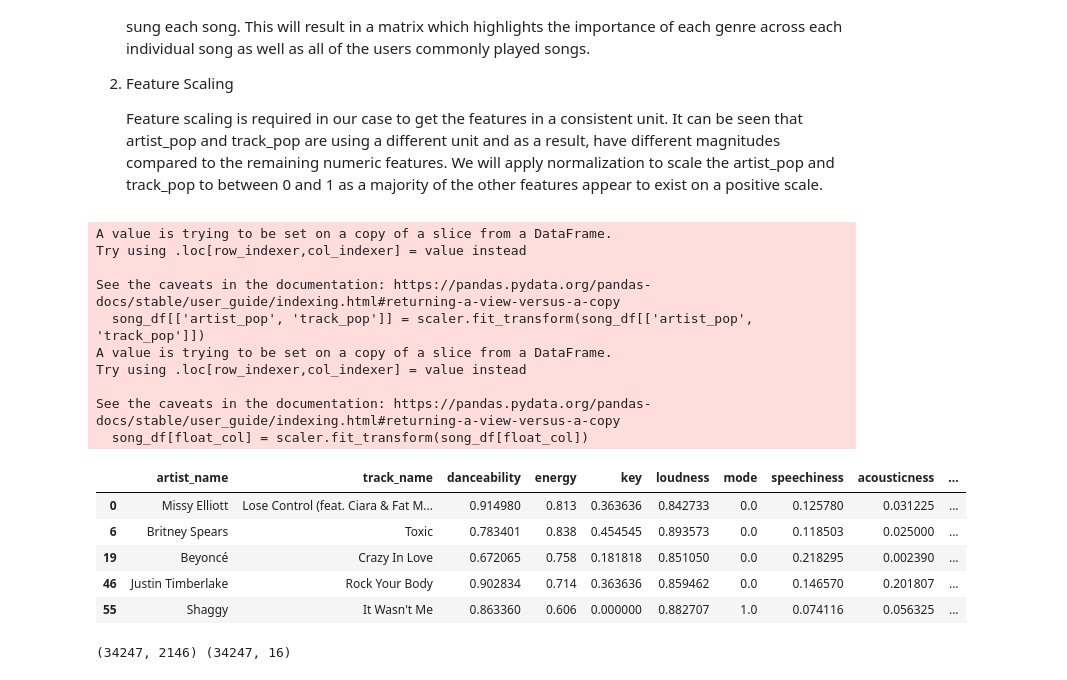
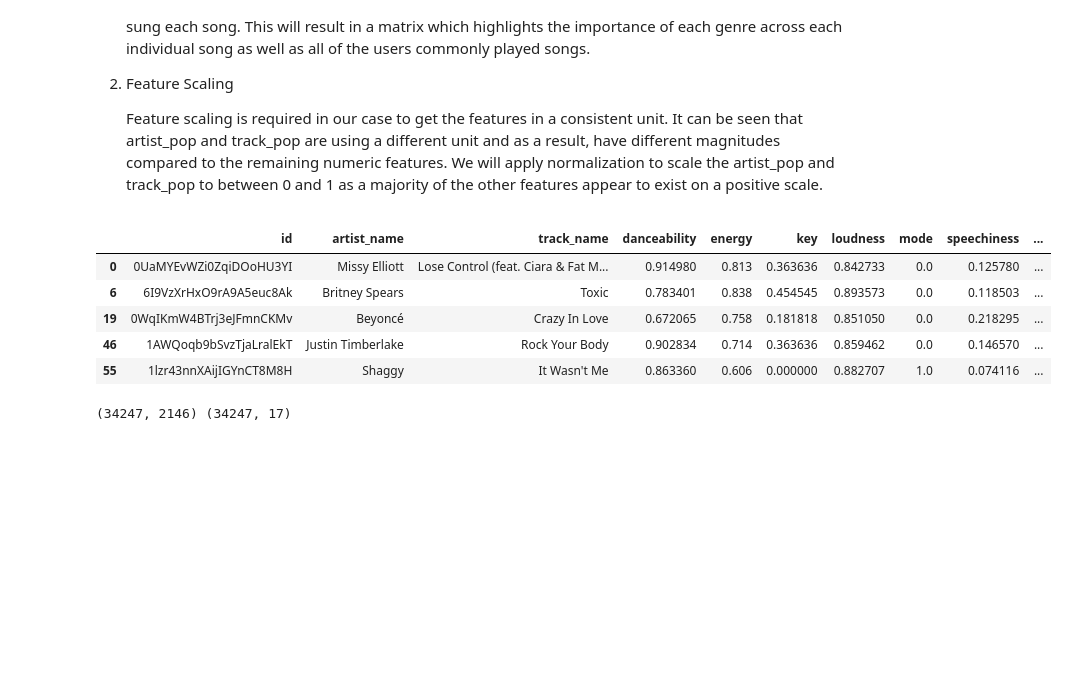
Before and after one commit to danielliu2707/TuneBuild, a Jupyter notebook: src/feature-engineering.ipynb, the cells around one changed output. Saved outputs shown, nothing was run; the diff lists cells and outputs as text; code cells hidden in the pictures; blank space fills up the shorter version.

```diff
--- a/src/feature-engineering.ipynb
+++ b/src/feature-engineering.ipynb
@@ -13,7 +11,7 @@ warnings.filterwarnings("ignore")
 NOTE: Combine functions into a class later.
 # %%
 # Import data
-df = pd.read_csv('../data/processed_data.csv')
+df = pd.read_csv('../data/raw_allsongs_data.csv')
 # %%
 df.head()
 # %% [output]
@@ -85,7 +85,6 @@ Index(['Unnamed: 0.1', 'Unnamed: 0', 'pos', 'artist_name', 'track_uri',
 # %%
 # Selecting metadata and relevant features
-
-song_df = df[['artist_name', 'track_name', 'danceability', 'energy', 'key', 'loudness', 'mode',
+song_df = df[['id', 'artist_name', 'track_name', 'danceability', 'energy', 'key', 'loudness', 'mode',
        'speechiness', 'acousticness', 'instrumentalness', 'liveness',
        'valence', 'tempo', 'genres', 'artist_pop', 'track_pop']]
 
@@ -124,29 +125,19 @@ tfidf_df.reset_index(drop=True, inplace=True)
 # %%
 # Performing Normalization on popularities
 scaler = MinMaxScaler()
 song_df[['artist_pop', 'track_pop']] = scaler.fit_transform(song_df[['artist_pop', 'track_pop']])
 
 # Performing Normalization on floating columns
-float_col = song_df.iloc[:, 2:-3].columns
+float_col = song_df.loc[:, 'danceability':'tempo'].columns
 song_df[float_col] = scaler.fit_transform(song_df[float_col])
 song_df.head()
 # %% [output]
-A value is trying to be set on a copy of a slice from a DataFrame.
-Try using .loc[row_indexer,col_indexer] = value instead
-
-See the caveats in the documentation: https://pandas.pydata.org/pandas-docs/stable/user_guide/indexing.html#returning-a-view-versus-a-copy
-  song_df[['artist_pop', 'track_pop']] = scaler.fit_transform(song_df[['artist_pop', 'track_pop']])
-A value is trying to be set on a copy of a slice from a DataFrame.
-Try using .loc[row_indexer,col_indexer] = value instead
-
-See the caveats in the documentation: https://pandas.pydata.org/pandas-docs/stable/user_guide/indexing.html#returning-a-view-versus-a-copy
-  song_df[float_col] = scaler.fit_transform(song_df[float_col])
-|  | artist_name | track_name | danceability | energy | key | loudness | mode | speechiness | acousticness | ... |
-| 0 | Missy Elliott | Lose Control (feat. Ciara & Fat M... | 0.914980 | 0.813 | 0.363636 | 0.842733 | 0.0 | 0.125780 | 0.031225 | ... |
-| 6 | Britney Spears | Toxic | 0.783401 | 0.838 | 0.454545 | 0.893573 | 0.0 | 0.118503 | 0.025000 | ... |
-| 19 | Beyoncé | Crazy In Love | 0.672065 | 0.758 | 0.181818 | 0.851050 | 0.0 | 0.218295 | 0.002390 | ... |
-| 46 | Justin Timberlake | Rock Your Body | 0.902834 | 0.714 | 0.363636 | 0.859462 | 0.0 | 0.146570 | 0.201807 | ... |
-| 55 | Shaggy | It Wasn't Me | 0.863360 | 0.606 | 0.000000 | 0.882707 | 1.0 | 0.074116 | 0.056325 | ... |
+|  | id | artist_name | track_name | danceability | energy | key | loudness | mode | speechiness | ... |
+| 0 | 0UaMYEvWZi0ZqiDOoHU3YI | Missy Elliott | Lose Control (feat. Ciara & Fat M... | 0.914980 | 0.813 | 0.363636 | 0.842733 | 0.0 | 0.125780 | ... |
+| 6 | 6I9VzXrHxO9rA9A5euc8Ak | Britney Spears | Toxic | 0.783401 | 0.838 | 0.454545 | 0.893573 | 0.0 | 0.118503 | ... |
+| 19 | 0WqIKmW4BTrj3eJFmnCKMv | Beyoncé | Crazy In Love | 0.672065 | 0.758 | 0.181818 | 0.851050 | 0.0 | 0.218295 | ... |
+| 46 | 1AWQoqb9bSvzTjaLralEkT | Justin Timberlake | Rock Your Body | 0.902834 | 0.714 | 0.363636 | 0.859462 | 0.0 | 0.146570 | ... |
+| 55 | 1lzr43nnXAijIGYnCT8M8H | Shaggy | It Wasn't Me | 0.863360 | 0.606 | 0.000000 | 0.882707 | 1.0 | 0.074116 | ... |
 # %%
 # Concatenate features
 print(tfidf_df.shape,
@@ -158,4 +149,4 @@ song_df.reset_index(drop=True, inplace=True)
 
 final_df = pd.concat([song_df, tfidf_df], axis = 1)
 # %% [output]
-(34247, 2146) (34247, 16)
+(34247, 2146) (34247, 17)
```
Also changed, not shown: parts of 9 cells of this notebook, 28 other files.
